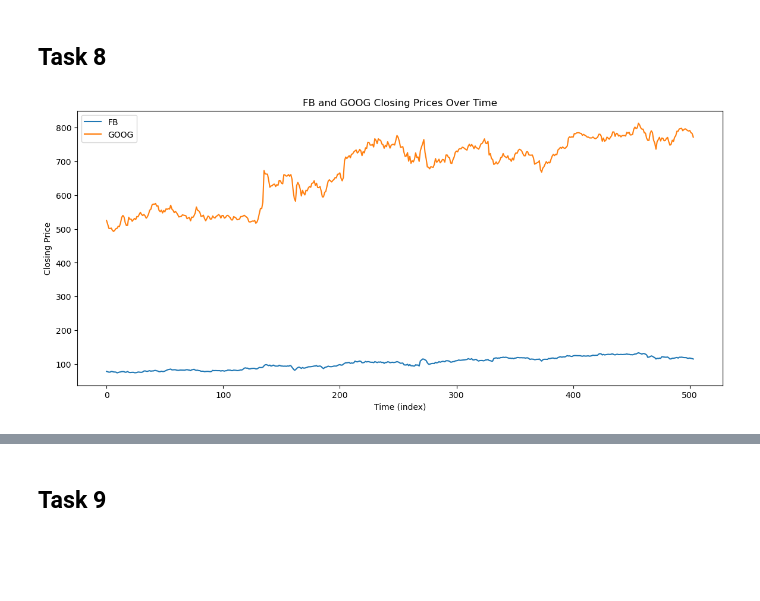
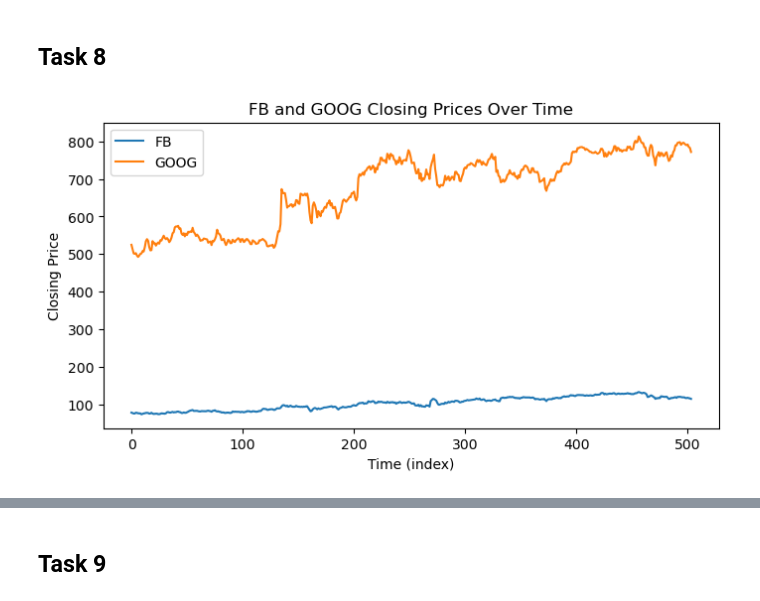
Before and after one commit to kubek22/MOA, a Jupyter notebook: project3/project3.ipynb, the cells around one changed output, grey strips where cells are left out. Drawn from its saved outputs; the diff is of its cells as text; code cells hidden in the pictures; blank space fills up the shorter version.

```diff
--- a/project3/project3.ipynb
+++ b/project3/project3.ipynb
@@ -364,15 +306,13 @@ n=980, power=0.020
 # %% [markdown]
 ## Task 8
 # %%
-from statsmodels.tsa.seasonal import seasonal_decompose
-
-plt.figure(figsize=(14,6))
+plt.figure(figsize=(8, 4))
 plt.plot(df.index, df['FB'], label='FB')
 plt.plot(df.index, df['GOOG'], label='GOOG')
 plt.xlabel('Time (index)')
 plt.ylabel('Closing Price')
 plt.title('FB and GOOG Closing Prices Over Time')
 plt.legend()
 plt.show()
 # %% [output]
-[figure, old version]
+[figure, new version]
```
Also changed, not shown: parts of 16 cells of this notebook.
